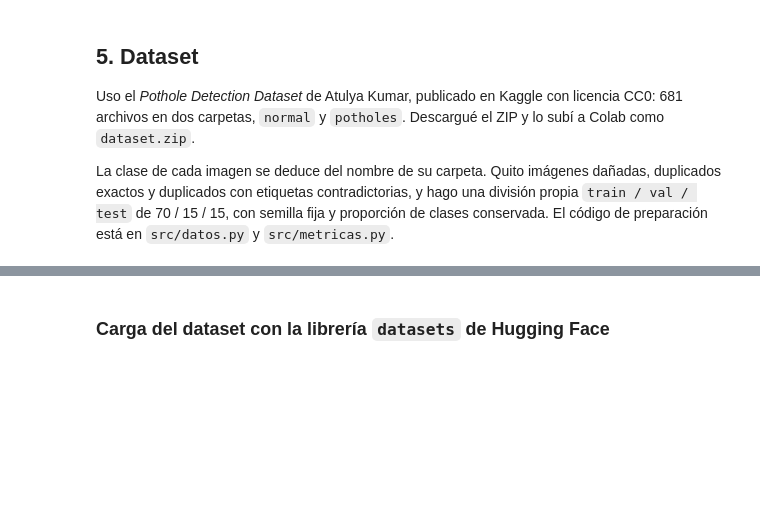
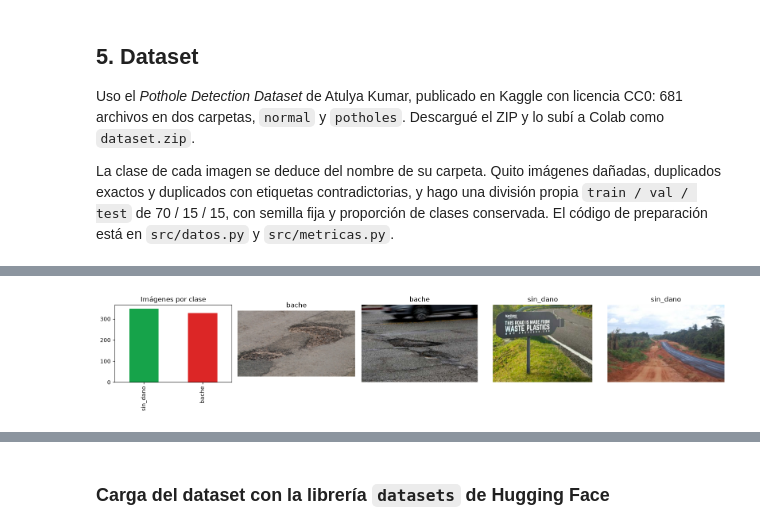
Before and after one commit to E-SalazarDev/urbanos, a Jupyter notebook: ml/notebooks/01_comparativo_modelos_baches.ipynb, the cells around one changed output, grey strips where cells are left out. Saved outputs shown, nothing was run; the diff lists cells and outputs as text; code cells hidden in the pictures; blank space fills up the shorter version.

```diff
--- a/ml/notebooks/01_comparativo_modelos_baches.ipynb
+++ b/ml/notebooks/01_comparativo_modelos_baches.ipynb
@@ -276,12 +490,33 @@ display(pd.crosstab(manifiesto["particion"], manifiesto["clase"], margins=True))
 # %%
 import matplotlib.pyplot as plt
 from PIL import Image
 
+CLASES = ["sin_dano", "bache"]
+
 fig, ejes = plt.subplots(1, 5, figsize=(16, 3.2))
-manifiesto["clase"].value_counts().reindex(CLASES).plot.bar(ax=ejes[0], color=["#16A34A", "#DC2626"])
-ejes[0].set_title("Imágenes por clase"); ejes[0].set_xlabel("")
-ejemplos = pd.concat([g.sample(2, random_state=SEMILLA) for _, g in manifiesto.groupby("clase")])
+
+manifiesto["clase"].value_counts().reindex(CLASES, fill_value=0).plot.bar(
+    ax=ejes[0],
+    color=["#16A34A", "#DC2626"]
+)
+
+ejes[0].set_title("Imágenes por clase")
+ejes[0].set_xlabel("")
+
+ejemplos = pd.concat([
+    grupo.sample(n=2, random_state=SEMILLA)
+    for _, grupo in manifiesto.groupby("clase")
+])
+
 for eje, (_, fila) in zip(ejes[1:], ejemplos.iterrows()):
-    eje.imshow(Image.open(RAW / fila["ruta_relativa"]).convert("RGB")); eje.set_title(fila["clase"]); eje.axis("off")
-plt.tight_layout(); plt.show()
+    with Image.open(RAW / fila["ruta_relativa"]) as imagen:
+        eje.imshow(imagen.convert("RGB"))
+
+    eje.set_title(fila["clase"])
+    eje.axis("off")
+
+plt.tight_layout()
+plt.show()
+# %% [output]
+[figure, added]
 # %%
```
Also changed, not shown: parts of 20 cells of this notebook, 20 other files.
